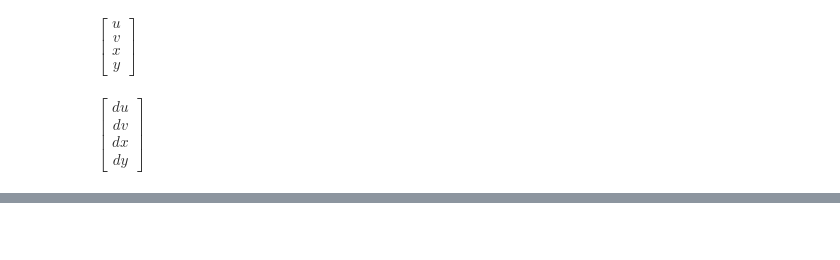
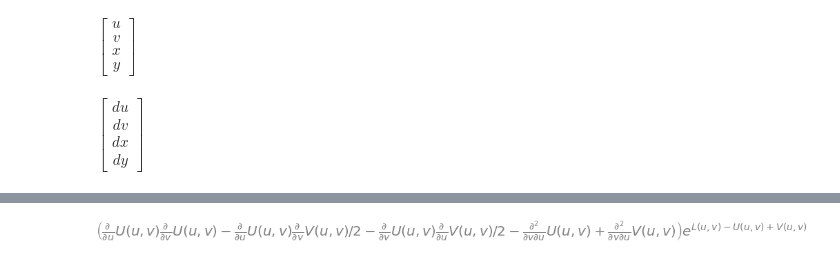
Before and after one commit to GeoffCope/General_Relativity_Python, a Jupyter notebook: Bell_Szekeres_Solution_and_Related_Solutions_of_the_Einstein_Maxwell_Equations_Barrabes_Hogan.ipynb, the cells around one changed output, grey strips where cells are left out. Drawn from its saved outputs; the diff is of its cells as text; code cells hidden in the pictures; blank space fills up the shorter version.

```diff
--- a/Bell_Szekeres_Solution_and_Related_Solutions_of_the_Einstein_Maxwell_Equations_Barrabes_Hogan.ipynb
+++ b/Bell_Szekeres_Solution_and_Related_Solutions_of_the_Einstein_Maxwell_Equations_Barrabes_Hogan.ipynb
@@ -153,0 +133,4 @@ weyl.tensor()
+# %%
+simplify(Ric.tensor())[2,2]
+# %% [output]
+[figure, added]
```
Also changed, not shown: parts of 12 cells of this notebook, 25 other files.
